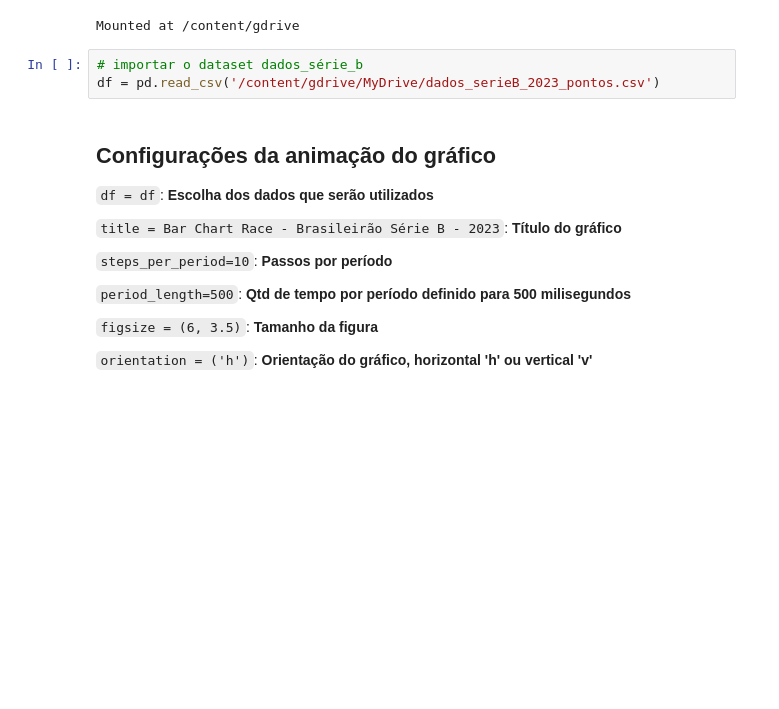
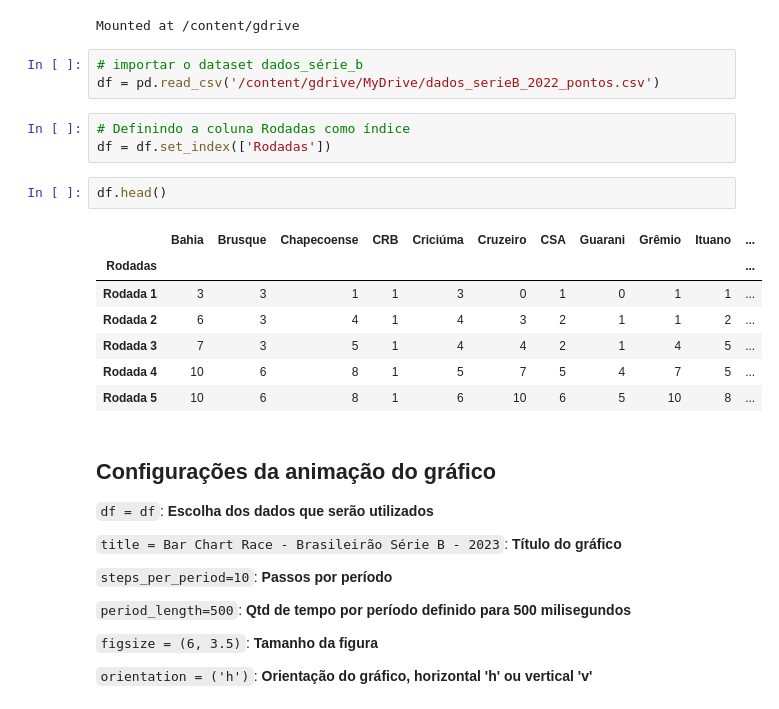
Before and after one commit to michaeljmcardoso/barChartRace, a Jupyter notebook: barChartRace.ipynb, the cells around one changed output. Cells and saved outputs as stored; diff of their text form; blank space fills up the shorter version.

```diff
--- a/barChartRace.ipynb
+++ b/barChartRace.ipynb
@@ -20,7 +20,20 @@ drive.mount('/content/gdrive')
 Mounted at /content/gdrive
 # %%
 # importar o dataset dados_série_b
-df = pd.read_csv('/content/gdrive/MyDrive/dados_serieB_2023_pontos.csv')
+df = pd.read_csv('/content/gdrive/MyDrive/dados_serieB_2022_pontos.csv')
+# %%
+# Definindo a coluna Rodadas como índice
+df = df.set_index(['Rodadas'])
+# %%
+df.head()
+# %% [output]
+|  | Bahia | Brusque | Chapecoense | CRB | Criciúma | Cruzeiro | CSA | Guarani | Grêmio | Ituano | ... |
+| Rodadas |  |  |  |  |  |  |  |  |  |  | ... |
+| Rodada 1 | 3 | 3 | 1 | 1 | 3 | 0 | 1 | 0 | 1 | 1 | ... |
+| Rodada 2 | 6 | 3 | 4 | 1 | 4 | 3 | 2 | 1 | 1 | 2 | ... |
+| Rodada 3 | 7 | 3 | 5 | 1 | 4 | 4 | 2 | 1 | 4 | 5 | ... |
+| Rodada 4 | 10 | 6 | 8 | 1 | 5 | 7 | 5 | 4 | 7 | 5 | ... |
+| Rodada 5 | 10 | 6 | 8 | 1 | 6 | 10 | 6 | 5 | 10 | 8 | ... |
 # %% [markdown]
 ## Configurações da animação do gráfico
 
```
